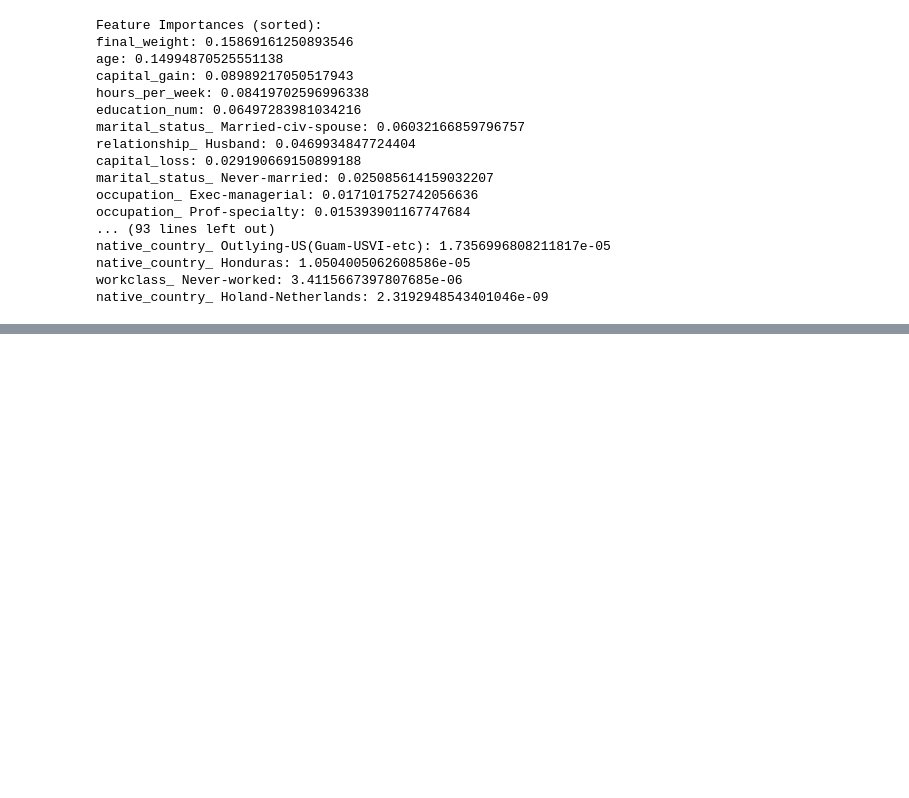
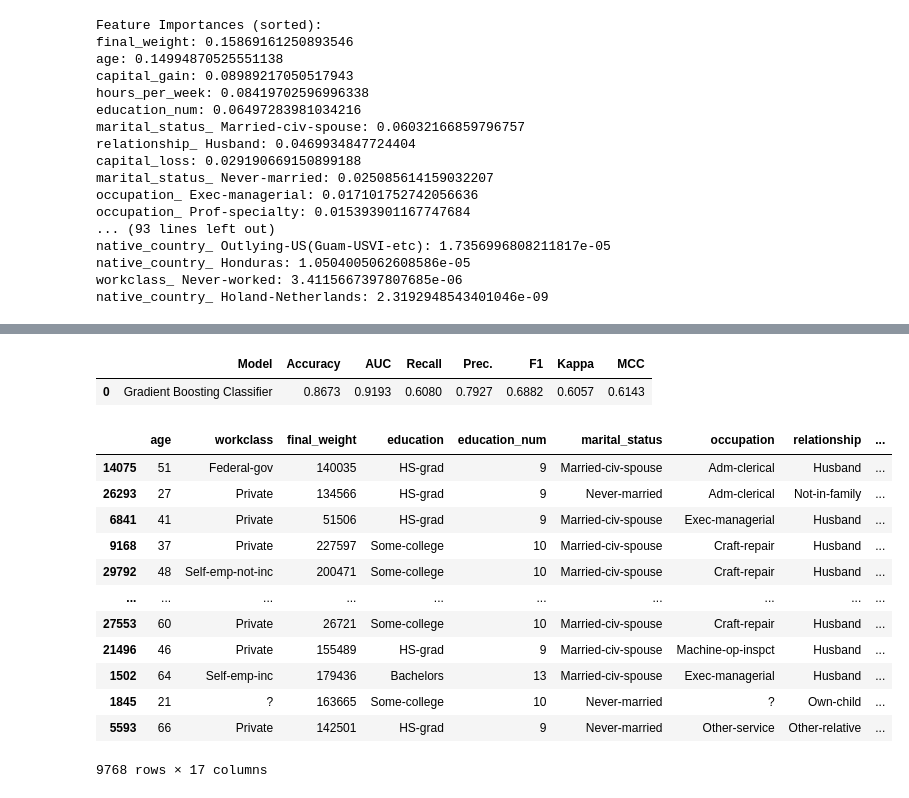
Before and after one commit to violettance/jupyter_notebooks, a Jupyter notebook: classification.ipynb, the cells around one changed output, grey strips where cells are left out. Saved outputs shown, nothing was run; the diff lists cells and outputs as text; code cells hidden in the pictures; blank space fills up the shorter version.

```diff
--- a/classification.ipynb
+++ b/classification.ipynb
@@ -204,0 +266,19 @@ native_country_ Holand-Netherlands: 2.3192948543401046e-09
+# %%
+# Predict best model
+s.predict_model(best)
+# %% [output]
+|  | Model | Accuracy | AUC | Recall | Prec. | F1 | Kappa | MCC |
+| 0 | Gradient Boosting Classifier | 0.8673 | 0.9193 | 0.6080 | 0.7927 | 0.6882 | 0.6057 | 0.6143 |
+|  | age | workclass | final_weight | education | education_num | marital_status | occupation | relationship | ... |
+| 14075 | 51 | Federal-gov | 140035 | HS-grad | 9 | Married-civ-spouse | Adm-clerical | Husband | ... |
+| 26293 | 27 | Private | 134566 | HS-grad | 9 | Never-married | Adm-clerical | Not-in-family | ... |
+| 6841 | 41 | Private | 51506 | HS-grad | 9 | Married-civ-spouse | Exec-managerial | Husband | ... |
+| 9168 | 37 | Private | 227597 | Some-college | 10 | Married-civ-spouse | Craft-repair | Husband | ... |
+| 29792 | 48 | Self-emp-not-inc | 200471 | Some-college | 10 | Married-civ-spouse | Craft-repair | Husband | ... |
+| ... | ... | ... | ... | ... | ... | ... | ... | ... | ... |
+| 27553 | 60 | Private | 26721 | Some-college | 10 | Married-civ-spouse | Craft-repair | Husband | ... |
+| 21496 | 46 | Private | 155489 | HS-grad | 9 | Married-civ-spouse | Machine-op-inspct | Husband | ... |
+| 1502 | 64 | Self-emp-inc | 179436 | Bachelors | 13 | Married-civ-spouse | Exec-managerial | Husband | ... |
+| 1845 | 21 | ? | 163665 | Some-college | 10 | Never-married | ? | Own-child | ... |
+| 5593 | 66 | Private | 142501 | HS-grad | 9 | Never-married | Other-service | Other-relative | ... |
+9768 rows × 17 columns
```
Also changed, not shown: parts of 9 cells of this notebook, 1 other file.
